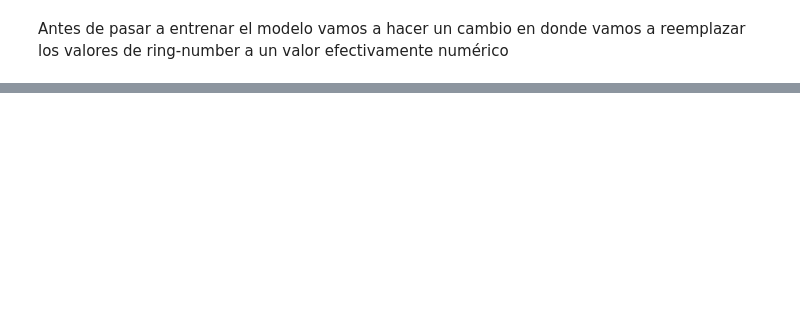
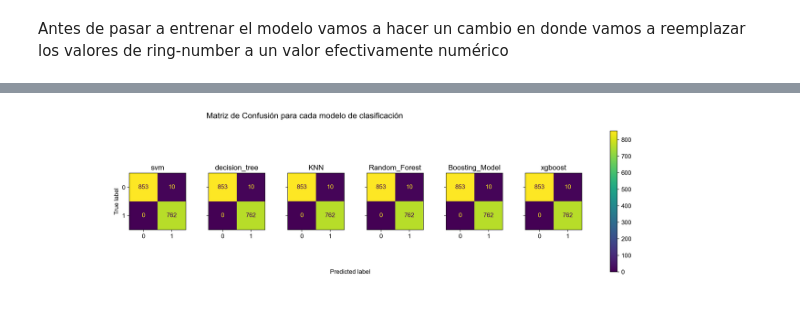
Before and after one commit to pinnzonandres/Proyecto_MLII, a Jupyter notebook: notebooks/exploration.ipynb, the cells around one changed output, grey strips where cells are left out. Cells and saved outputs as stored; diff of their text form; code cells hidden in the pictures; blank space fills up the shorter version.

```diff
--- a/notebooks/exploration.ipynb
+++ b/notebooks/exploration.ipynb
@@ -452,5 +550,5 @@ y = df_target
 # %% [markdown]
 Antes de pasar a entrenar el modelo vamos a hacer un cambio en donde vamos a reemplazar los valores de ring-number a un valor efectivamente numérico
 # %%
-X['ring-number'] = X['ring-number'].replace({'n':0,'o':1,'t':2})
-X['ring-number'].value_counts()
+#X['ring-number'] = X['ring-number'].replace({'n':0,'o':1,'t':2})
+#X['ring-number'].value_counts()
@@ -498,0 +631,19 @@ ColumnTransformer(transformers=[('numerico',
+# %%
+from sklearn.model_selection import GridSearchCV
+
+modelo = dict()
+for estimador in estimators.keys():
+
+    pipeline = Pipeline(steps = [
+        ('Preprocesamiento', preprocessor_cat),
+        (estimador, estimators[estimador])]
+                        )
+
+    modelo[estimador] = GridSearchCV(pipeline, parametros[estimador], cv=5, scoring='accuracy')
+
+    modelo[estimador].fit(X_train, y_train.values.ravel())
+    print("Modelo {}".format(estimador))
+    print("Los mejores parámetros para el estimador son {}".format( modelo[estimador].best_params_))
+    print("Accuracy: {}".format(modelo[estimador].best_score_))
+    print("El Score respecto a la base de prueba es: {}".format(modelo[estimador].score(X_test,y_test)))
+    print("="*20)
@@ -498,0 +671,20 @@ ColumnTransformer(transformers=[('numerico',
+# %%
+f, axes = plt.subplots(1, 6, figsize=(20, 5), sharey='row')
+
+for i,model in enumerate(modelo.keys()):
+    y_pred = modelo[model].predict(X_test)
+    disp = ConfusionMatrixDisplay.from_predictions(y_test, y_pred, ax=axes[i], colorbar=False)
+    axes[i].set_title(model)
+    #disp.im_.colorbar.remove()
+    axes[i].set_xlabel('')
+    if i!=0:
+        axes[i].set_ylabel('')
+
+f.suptitle("Matriz de Confusión para cada modelo de clasificación", fontsize = 16, ha = 'right')
+f.text(0.4, 0.1, 'Predicted label', ha='left')
+plt.subplots_adjust(wspace=0.40, hspace=0.1)
+
+f.colorbar(disp.im_, ax=axes)
+plt.show()
+# %% [output]
+[figure, added]
```
Also changed, not shown: parts of 21 cells of this notebook.
